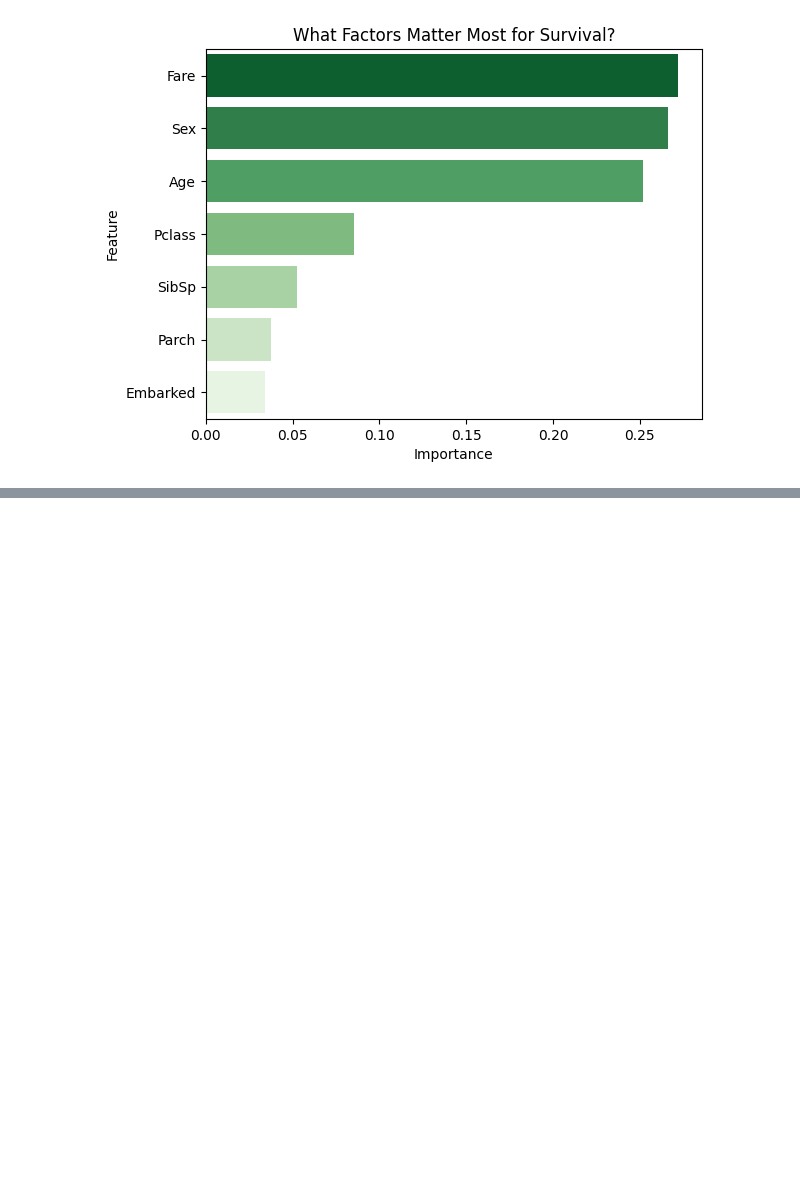
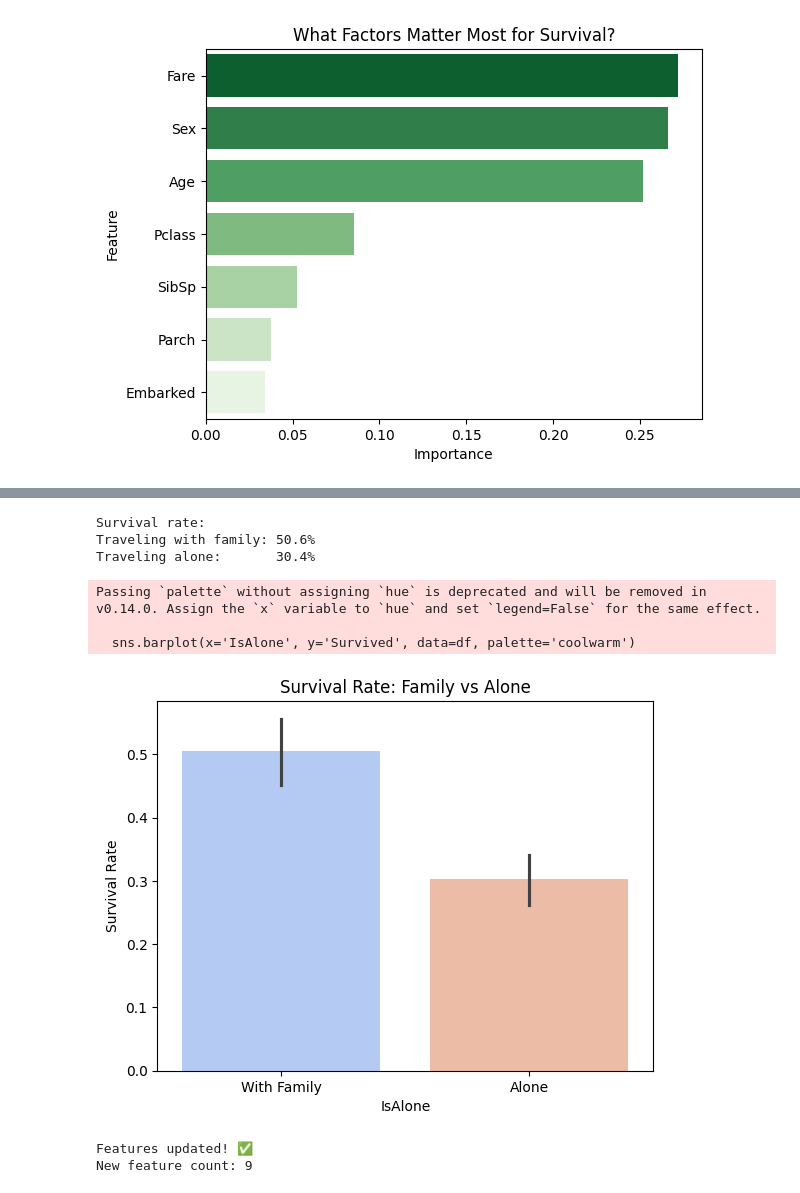
Before and after one commit to ejwangombe-create/Titanic-data-analysis-project-, a Jupyter notebook: Titanic_data_set.ipynb, the cells around one changed output, grey strips where cells are left out. Cells and saved outputs as stored; diff of their text form; code cells hidden in the pictures; blank space fills up the shorter version.

```diff
--- a/Titanic_data_set.ipynb
+++ b/Titanic_data_set.ipynb
@@ -387,3 +387,9 @@ Passing `palette` without assigning `hue` is deprecated and will be removed in v
 
   sns.barplot(x='Importance', y='Feature', data=feature_importance, palette='Greens_r')
 [figure]
+# %%
+# Combine SibSp and Parch into one Family Size column
+# +1 counts the passenger themselves
+df['FamilySize'] = df['SibSp'] + df['Parch'] + 1
+
+print(df['FamilySize'].value_counts().sort_index())
@@ -389,0 +408,44 @@ Passing `palette` without assigning `hue` is deprecated and will be removed in v
+# %%
+# 1 = traveling alone, 0 = traveling with family
+df['IsAlone'] = (df['FamilySize'] == 1).astype(int)
+
+alone_survival = df.groupby('IsAlone')['Survived'].mean() * 100
+print("Survival rate:")
+print(f"Traveling with family: {round(alone_survival[0], 1)}%")
+print(f"Traveling alone:       {round(alone_survival[1], 1)}%")
+# %% [output]
+Survival rate:
+Traveling with family: 50.6%
+Traveling alone:       30.4%
+# %%
+sns.barplot(x='IsAlone', y='Survived', data=df, palette='coolwarm')
+plt.xticks([0, 1], ['With Family', 'Alone'])
+plt.title('Survival Rate: Family vs Alone')
+plt.ylabel('Survival Rate')
+plt.show()
+# %% [output]
+Passing `palette` without assigning `hue` is deprecated and will be removed in v0.14.0. Assign the `x` variable to `hue` and set `legend=False` for the same effect.
+
+  sns.barplot(x='IsAlone', y='Survived', data=df, palette='coolwarm')
+[figure, added]
+# %%
+# Add our new features to the model
+features = ['Pclass', 'Sex', 'Age', 'SibSp',
+            'Parch', 'Fare', 'Embarked',
+            'FamilySize', 'IsAlone']  # NEW!
+
+X = df[features]
+y = df['Survived']
+
+# Resplit the data
+X_train, X_test, y_train, y_test = train_test_split(
+    X, y,
+    test_size=0.2,
+    random_state=42
+)
+
+print("Features updated! ✅")
+print("New feature count:", len(features))
+# %% [output]
+Features updated! ✅
+New feature count: 9
```
Also changed, not shown: parts of 5 cells of this notebook.
